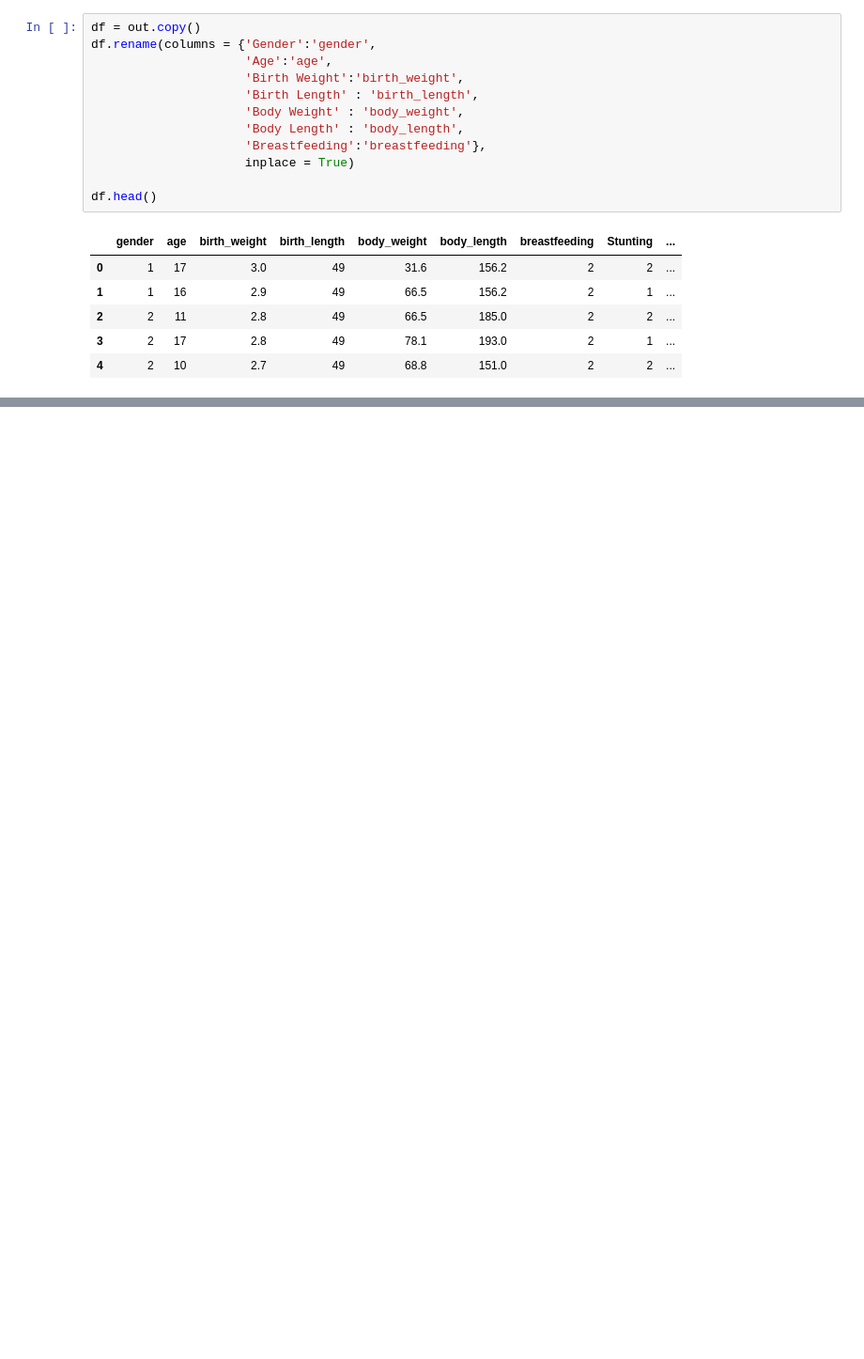
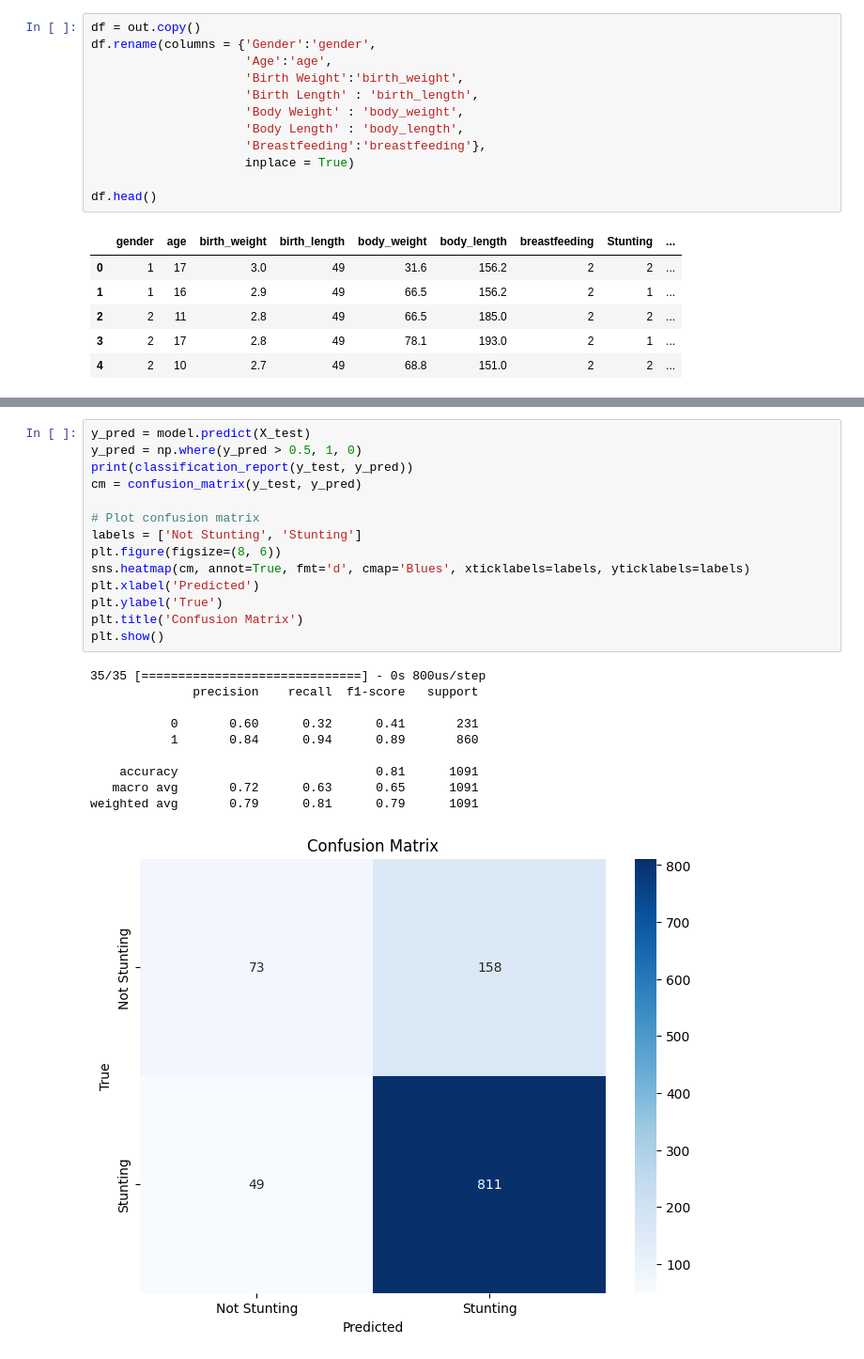
Before and after one commit to capstone-puskemashub-team/data-transform, a Jupyter notebook: TrainModel.ipynb, the cells around one changed output, grey strips where cells are left out. Shown: that part at 94% size. Saved outputs shown, nothing was run; the diff lists cells and outputs as text; blank space fills up the shorter version.

```diff
--- a/TrainModel.ipynb
+++ b/TrainModel.ipynb
@@ -247,0 +175,25 @@ array([[0.9850985 ],
+# %%
+y_pred = model.predict(X_test)
+y_pred = np.where(y_pred > 0.5, 1, 0)
+print(classification_report(y_test, y_pred))
+cm = confusion_matrix(y_test, y_pred)
+
+# Plot confusion matrix
+labels = ['Not Stunting', 'Stunting']
+plt.figure(figsize=(8, 6))
+sns.heatmap(cm, annot=True, fmt='d', cmap='Blues', xticklabels=labels, yticklabels=labels)
+plt.xlabel('Predicted')
+plt.ylabel('True')
+plt.title('Confusion Matrix')
+plt.show()
+# %% [output]
+35/35 [==============================] - 0s 800us/step
+              precision    recall  f1-score   support
+
+           0       0.60      0.32      0.41       231
+           1       0.84      0.94      0.89       860
+
+    accuracy                           0.81      1091
+   macro avg       0.72      0.63      0.65      1091
+weighted avg       0.79      0.81      0.79      1091
+[figure, added]
```
Also changed, not shown: parts of 31 cells of this notebook, 2 other files.
